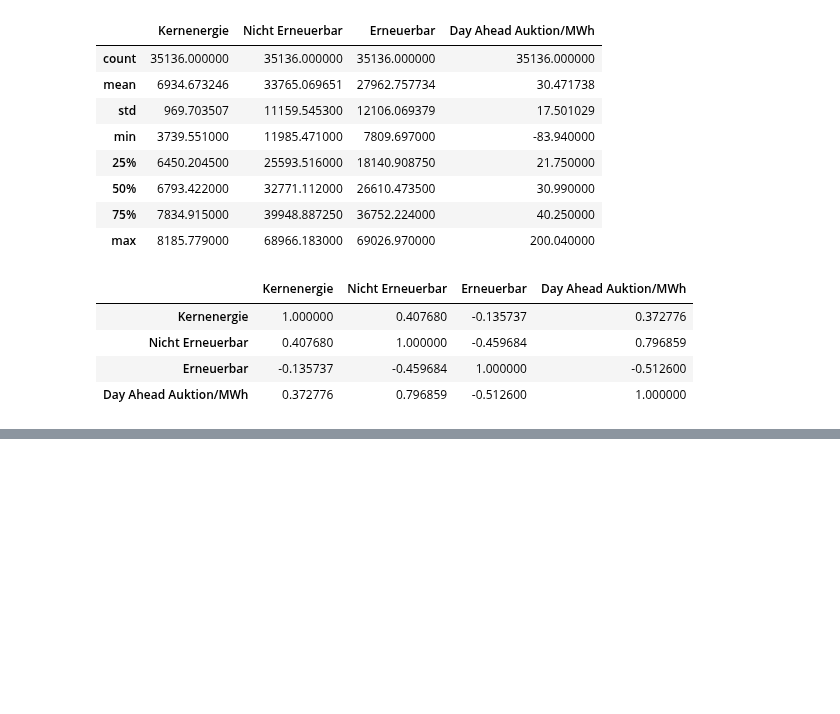
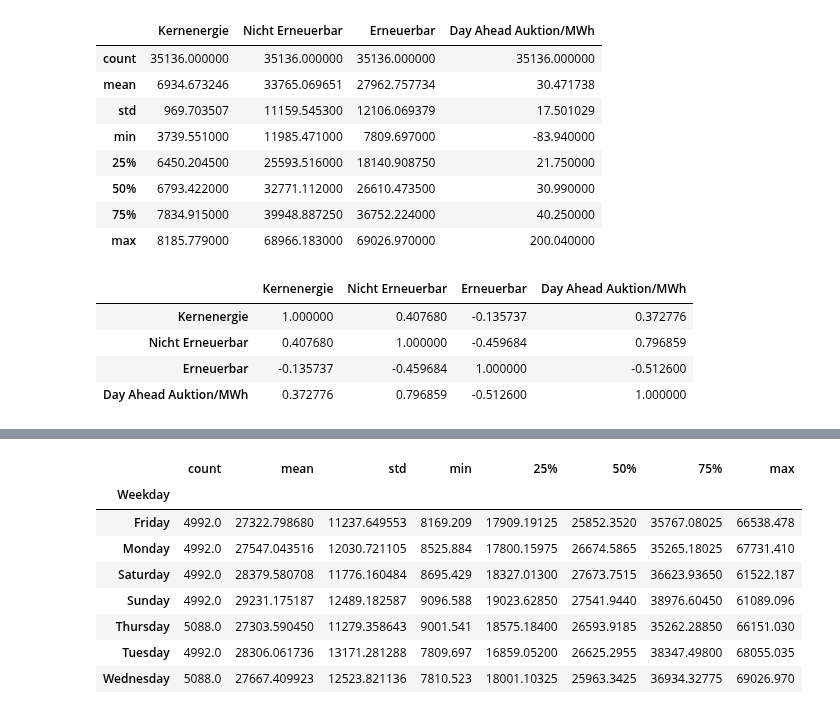
Before and after one commit to M-123-456/team-6-energy-costs, a Jupyter notebook: first_notebook.ipynb, the cells around one changed output, grey strips where cells are left out. Cells and saved outputs as stored; diff of their text form; code cells hidden in the pictures; blank space fills up the shorter version.

```diff
--- a/first_notebook.ipynb
+++ b/first_notebook.ipynb
@@ -81,0 +129,13 @@ energy_df.corr()
+# %%
+#  Renewable energy
+energy_df_grp_weekday.describe().loc[:, 'Erneuerbar']
+# %% [output]
+|  | count | mean | std | min | 25% | 50% | 75% | max |
+| Weekday |  |  |  |  |  |  |  |  |
+| Friday | 4992.0 | 27322.798680 | 11237.649553 | 8169.209 | 17909.19125 | 25852.3520 | 35767.08025 | 66538.478 |
+| Monday | 4992.0 | 27547.043516 | 12030.721105 | 8525.884 | 17800.15975 | 26674.5865 | 35265.18025 | 67731.410 |
+| Saturday | 4992.0 | 28379.580708 | 11776.160484 | 8695.429 | 18327.01300 | 27673.7515 | 36623.93650 | 61522.187 |
+| Sunday | 4992.0 | 29231.175187 | 12489.182587 | 9096.588 | 19023.62850 | 27541.9440 | 38976.60450 | 61089.096 |
+| Thursday | 5088.0 | 27303.590450 | 11279.358643 | 9001.541 | 18575.18400 | 26593.9185 | 35262.28850 | 66151.030 |
+| Tuesday | 4992.0 | 28306.061736 | 13171.281288 | 7809.697 | 16859.05200 | 26625.2955 | 38347.49800 | 68055.035 |
+| Wednesday | 5088.0 | 27667.409923 | 12523.821136 | 7810.523 | 18001.10325 | 25963.3425 | 36934.32775 | 69026.970 |
```
Also changed, not shown: parts of 15 cells of this notebook.
